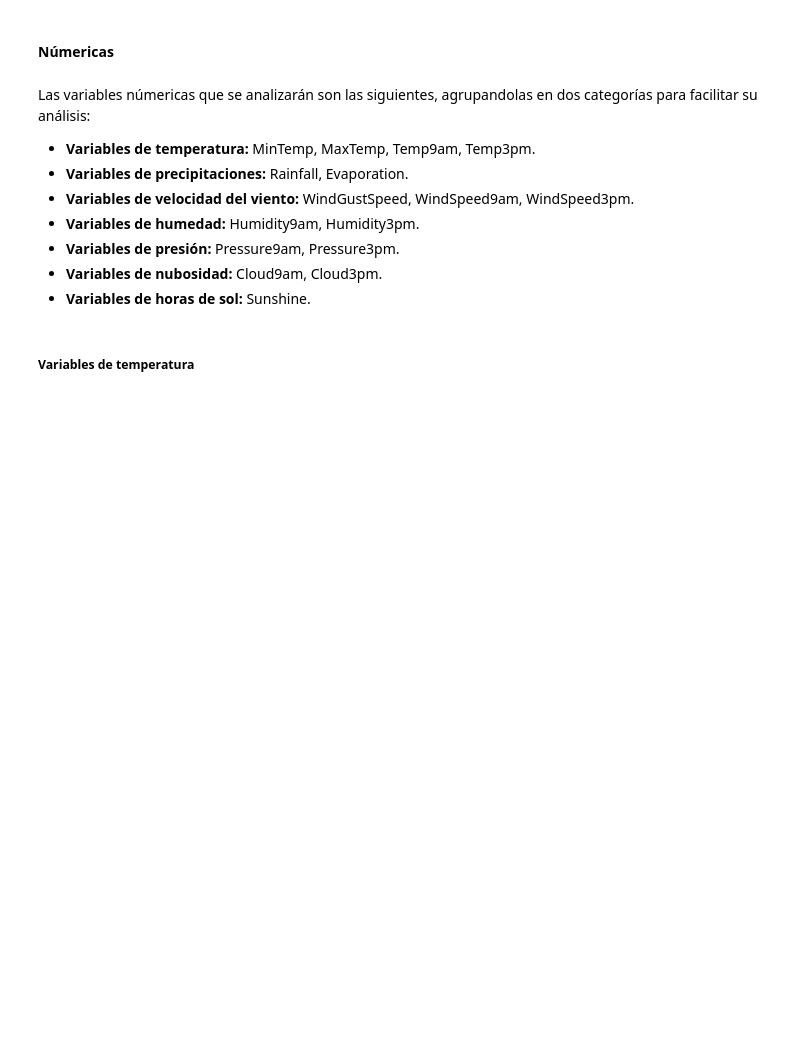
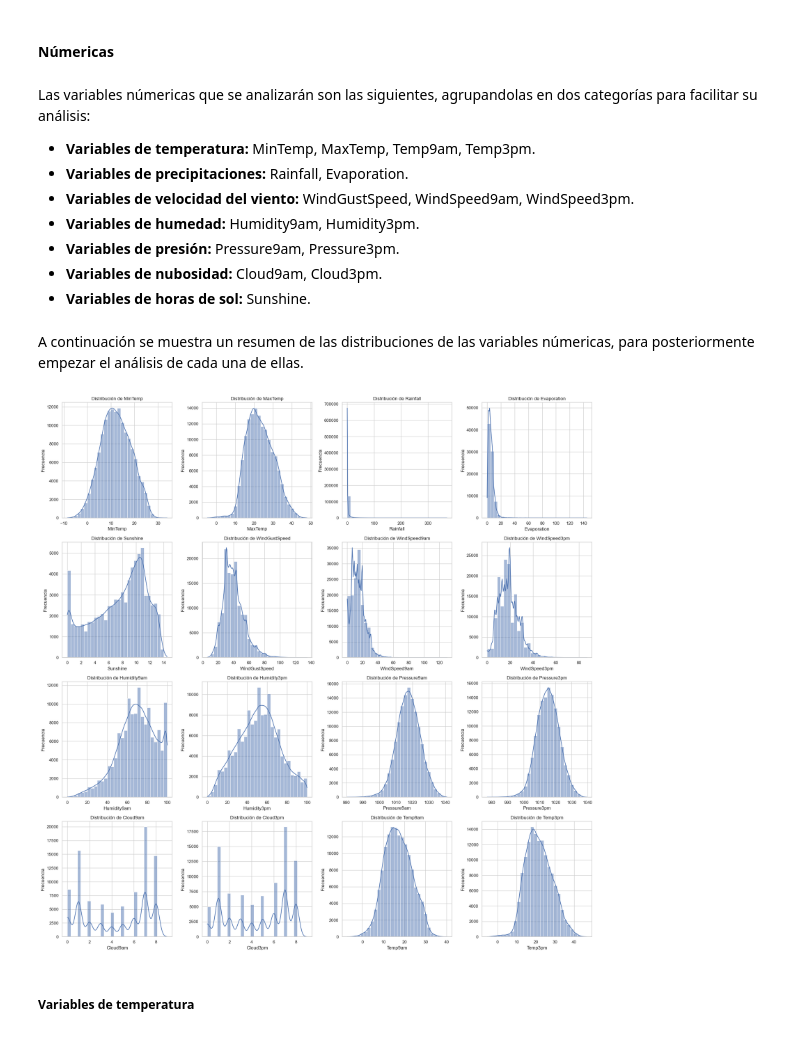
Before and after one commit to diegosarina-ceia/AMq1, a Jupyter notebook: TP_Final_AD_WeatherAustralia.ipynb, the cells around one changed output. Drawn from its saved outputs; the diff is of its cells as text; code cells hidden in the pictures; blank space fills up the shorter version.

```diff
--- a/TP_Final_AD_WeatherAustralia.ipynb
+++ b/TP_Final_AD_WeatherAustralia.ipynb
@@ -200,6 +268,27 @@ Las variables númericas que se analizarán son las siguientes, agrupandolas en
 * **Variables de presión:** Pressure9am, Pressure3pm.
 * **Variables de nubosidad:** Cloud9am, Cloud3pm.
 * **Variables de horas de sol:** Sunshine.
+# %% [markdown]
+A continuación se muestra un resumen de las distribuciones de las variables númericas, para posteriormente empezar el análisis de cada una de ellas.
+# %%
+nrows, ncols = 4, 4
+fig, axes = plt.subplots(nrows, ncols, figsize=(20, 20))
+
+for i, col in enumerate(VARIABLES_NUMERICAS):
+    row = i // ncols
+    col_idx = i % ncols
+    sns.histplot(weather_df[col], kde=True, bins=30, ax=axes[row, col_idx])
+    axes[row, col_idx].set_title(f'Distribución de {col}')
+    axes[row, col_idx].set_xlabel(col)
+    axes[row, col_idx].set_ylabel('Frecuencia')
+
+for j in range(i + 1, nrows * ncols):
+    fig.delaxes(axes.flatten()[j])
+
+plt.tight_layout()
+plt.show()
+# %% [output]
+[figure, added]
 # %% [markdown]
 ##### Variables de temperatura
 # %% [markdown]
```
Also changed, not shown: parts of 23 cells of this notebook.
